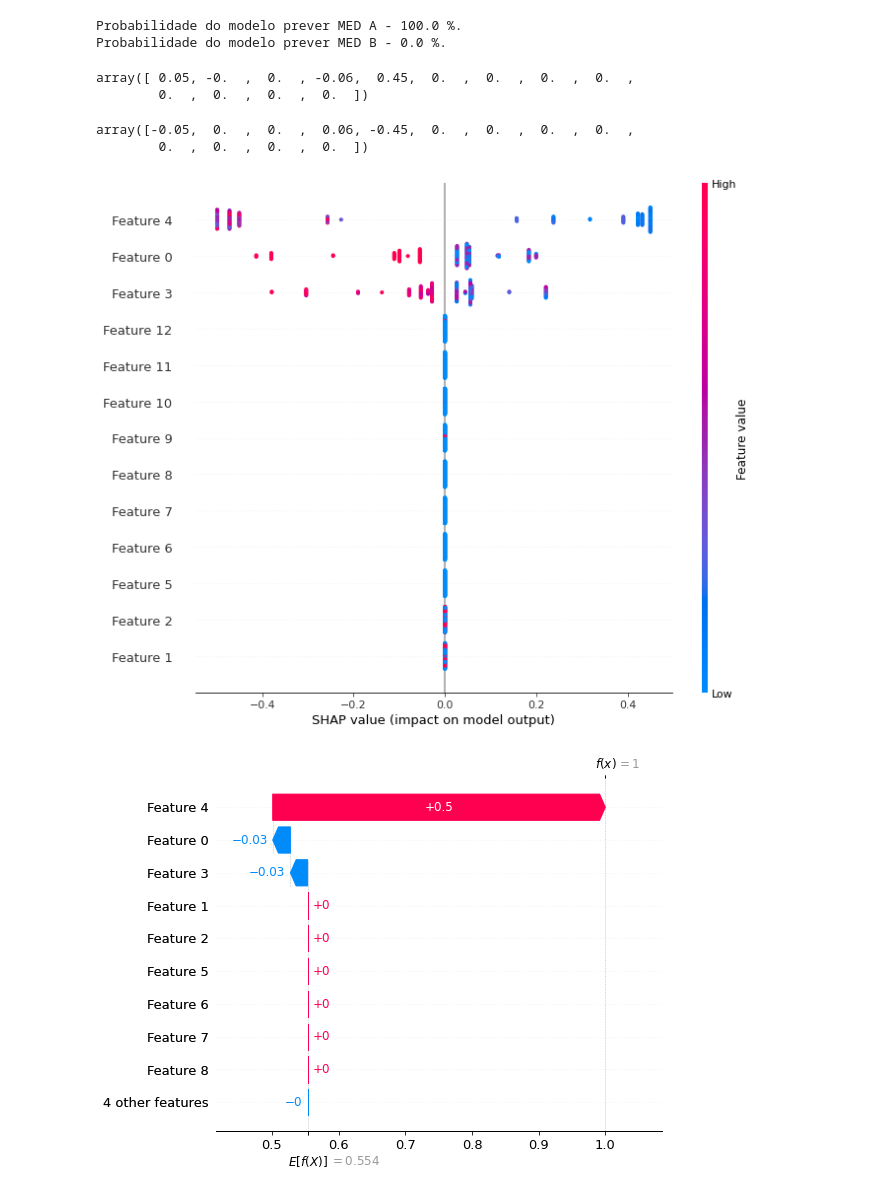
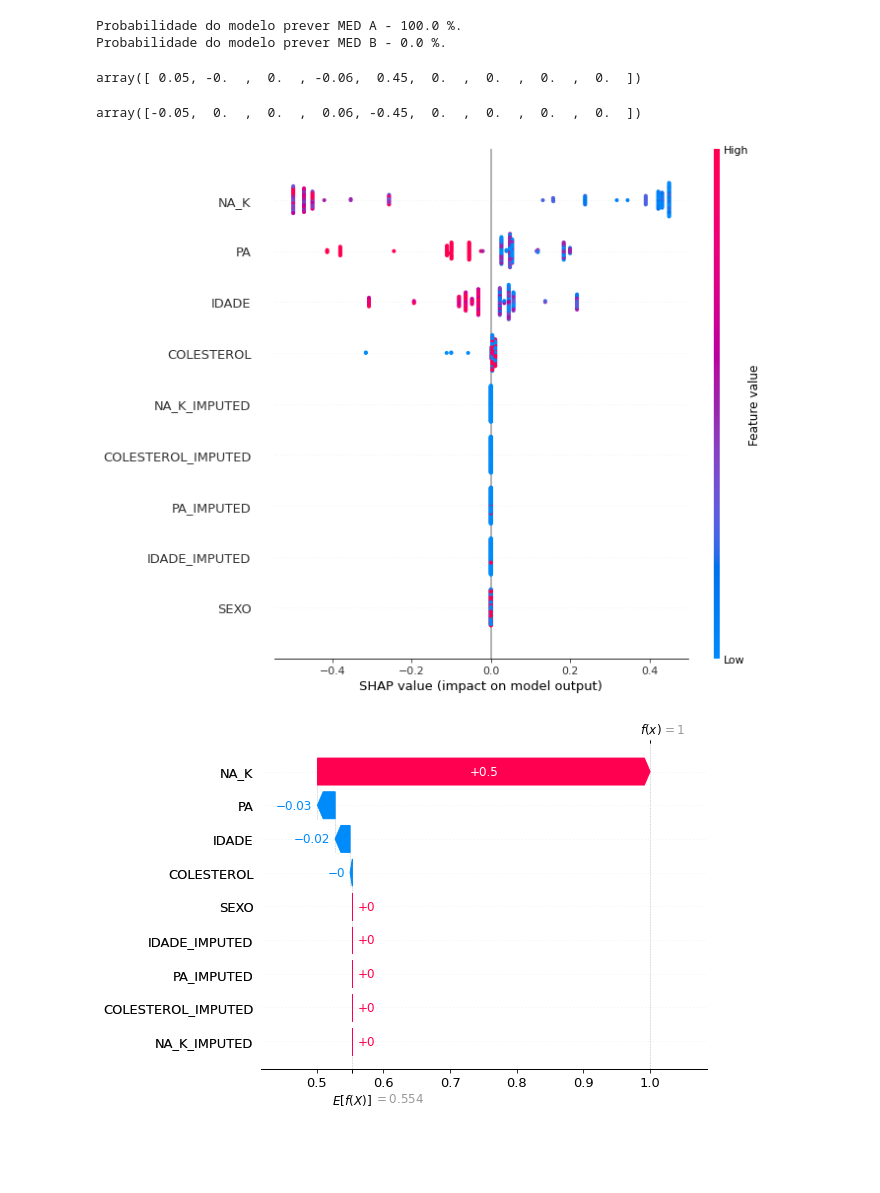
Before and after one commit to inf032/introducaoML, a Jupyter notebook: Farmaco_Aval_Preditoras.ipynb, the cells around one changed output. Saved outputs shown, nothing was run; the diff lists cells and outputs as text; code cells hidden in the pictures; blank space fills up the shorter version.

```diff
--- a/Farmaco_Aval_Preditoras.ipynb
+++ b/Farmaco_Aval_Preditoras.ipynb
@@ -79,7 +79,7 @@ class ImputerWithMissingMark (BaseEstimator, TransformerMixin):
 
     def transform_NP(self, X):
       transformed = np.copy(X)
-      vazio = np.zeros(shape=(X.shape[0], len(self.col_number_with_nan)))
+      vazio = np.zeros(shape=(X.shape[0], 0))
       for col in self.col_number_with_nan:
         a_nan = [1 if np.isnan(x) else 0 for x in transformed[:,col]]
         vazio = np.append(vazio, np.c_[a_nan], axis = 1)
@@ -177,8 +200,12 @@ modelo = Pipeline(steps=[('step_one', col_transformer), ('ss',  StandardScaler()
                          ('classificador',  tree)]).fit(X_train, y_train_le)
 
 
-transformer = Pipeline(steps=[('step_one', col_transformer), ('ss',  StandardScaler()),
-                         ('imputer', ImputerWithMissingMark())]).fit(X_train)
+transformer = Pipeline(steps=[('step_one', col_transformer),
+                              ('ss',  StandardScaler()),
+                              ('imputer', ImputerWithMissingMark())]).fit(X_train)
+
+#transformer = Pipeline(steps=[('step_one', col_transformer), ('ss',  StandardScaler())]).fit(X_train)
+
 
 modelo.score(X_test, le.transform(y_test))
 # %% [output]
@@ -186,9 +267,11 @@ modelo.score(X_test, le.transform(y_test))
+# %%
+feature_list = ['PA', 'COLESTEROL', 'SEXO', 'IDADE', 'NA_K', 'IDADE_IMPUTED', 'PA_IMPUTED', 'COLESTEROL_IMPUTED', 'NA_K_IMPUTED']
 # %%
 import shap
 
 shap.initjs()
 
-explainer = shap.TreeExplainer(model=modelo['classificador'])
+explainer = shap.TreeExplainer(model=modelo['classificador'], feature_names=feature_list)
 
 shap_values_train = explainer.shap_values(transformer.transform(X_train), le.transform(y_train))
 # %% [output]
@@ -211,20 +294,18 @@ Probabilidade do modelo prever MED B - 0.0 %.
 # %%
 shap_values_train[0][0].round(2)
 # %% [output]
-array([ 0.05, -0.  ,  0.  , -0.06,  0.45,  0.  ,  0.  ,  0.  ,  0.  ,
-        0.  ,  0.  ,  0.  ,  0.  ])
+array([ 0.05, -0.  ,  0.  , -0.06,  0.45,  0.  ,  0.  ,  0.  ,  0.  ])
 # %%
 shap_values_train[1][0].round(2)
 # %% [output]
-array([-0.05,  0.  ,  0.  ,  0.06, -0.45,  0.  ,  0.  ,  0.  ,  0.  ,
-        0.  ,  0.  ,  0.  ,  0.  ])
+array([-0.05,  0.  ,  0.  ,  0.06, -0.45,  0.  ,  0.  ,  0.  ,  0.  ])
 # %%
-
-shap.summary_plot(shap_values_train[1], transformer.transform(X_train), plot_type="dot", plot_size=(10,8));
+shap.summary_plot(shap_values_train[1], transformer.transform(X_train), feature_names=feature_list, plot_type="dot", plot_size=(10,8));
 # %% [output]
-[figure, old version]
+[figure, new version]
 # %%
 shap.plots._waterfall.waterfall_legacy(expected_value=explainer.expected_value[0],
-                                       shap_values=shap_values_train[0][12].reshape(-1), show=True)
+                                       shap_values=shap_values_train
+                                       [0][12].reshape(-1), show=True, feature_names=feature_list)
 # %% [output]
-[figure, old version]
+[figure, new version]
```
Also changed, not shown: parts of 5 cells of this notebook.
